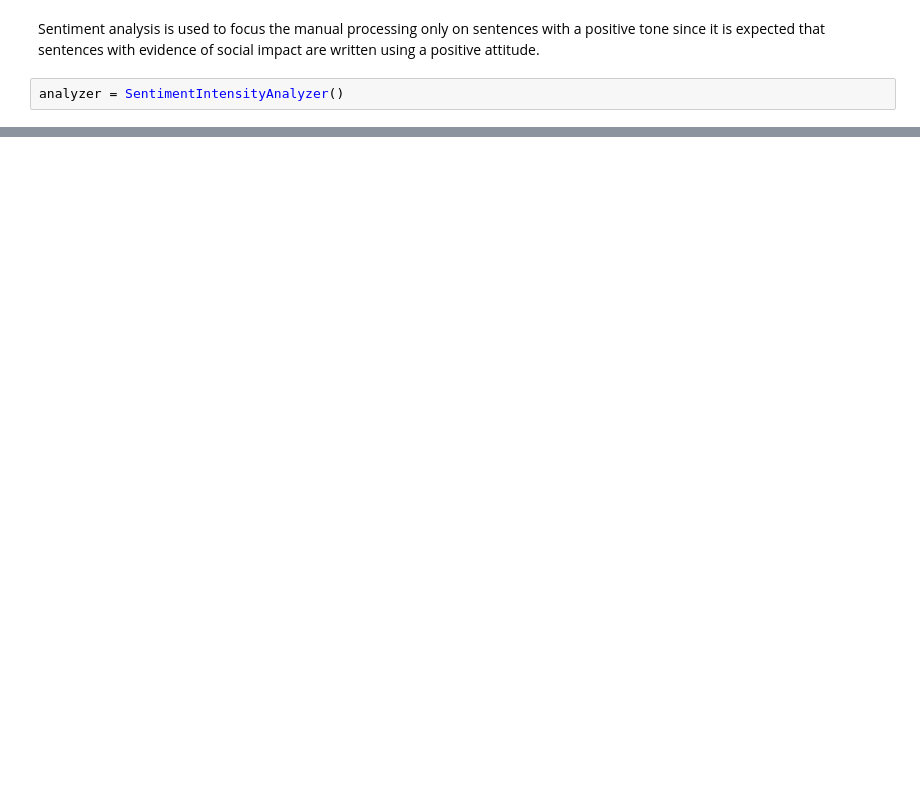
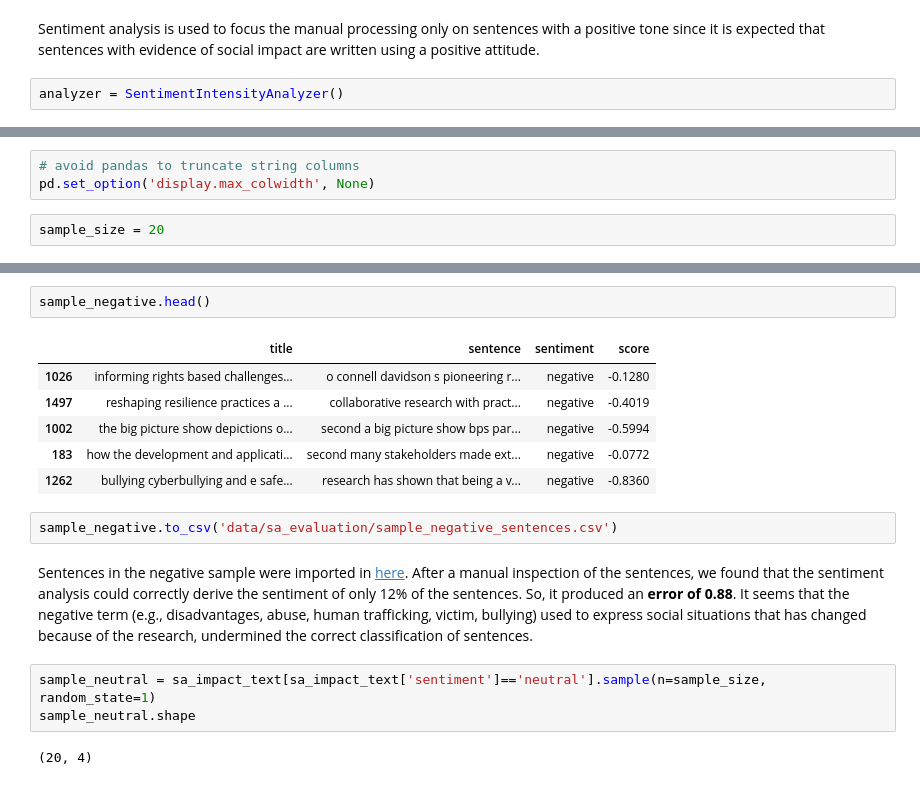
Before and after one commit to joausaga/impact-classifier, a Jupyter notebook: social_impact_data_generator.ipynb, the cells around one changed output, grey strips where cells are left out. Cells and saved outputs as stored; diff of their text form; blank space fills up the shorter version.

```diff
--- a/social_impact_data_generator.ipynb
+++ b/social_impact_data_generator.ipynb
@@ -112,0 +140,5 @@ dtype: object
+# %%
+# avoid pandas to truncate string columns
+pd.set_option('display.max_colwidth', None)
+# %%
+sample_size = 20
@@ -112,0 +150,18 @@ dtype: object
+# %%
+sample_negative.head()
+# %% [output]
+|  | title | sentence | sentiment | score |
+| 1026 | informing rights based challenges... | o connell davidson s pioneering r... | negative | -0.1280 |
+| 1497 | reshaping resilience practices a ... | collaborative research with pract... | negative | -0.4019 |
+| 1002 | the big picture show depictions o... | second a big picture show bps par... | negative | -0.5994 |
+| 183 | how the development and applicati... | second many stakeholders made ext... | negative | -0.0772 |
+| 1262 | bullying cyberbullying and e safe... | research has shown that being a v... | negative | -0.8360 |
+# %%
+sample_negative.to_csv('data/sa_evaluation/sample_negative_sentences.csv')
+# %% [markdown]
+Sentences in the negative sample were imported in [here](https://docs.google.com/spreadsheets/d/1UFmlKuCEoOB8toKuQUCTWBBL6ZO2RhhLJloomJtaqvY/edit#gid=0). After a manual inspection of the sentences, we found that the sentiment analysis could correctly derive the sentiment of only 12% of the sentences. So, it produced an **error of 0.88**. It seems that the negative term (e.g., disadvantages, abuse, human trafficking, victim, bullying) used to express social situations that has changed because of the research, undermined the correct classification of sentences.
+# %%
+sample_neutral = sa_impact_text[sa_impact_text['sentiment']=='neutral'].sample(n=sample_size, random_state=1)
+sample_neutral.shape
+# %% [output]
+(20, 4)
```
Also changed, not shown: parts of 16 cells of this notebook, 2 other files.
